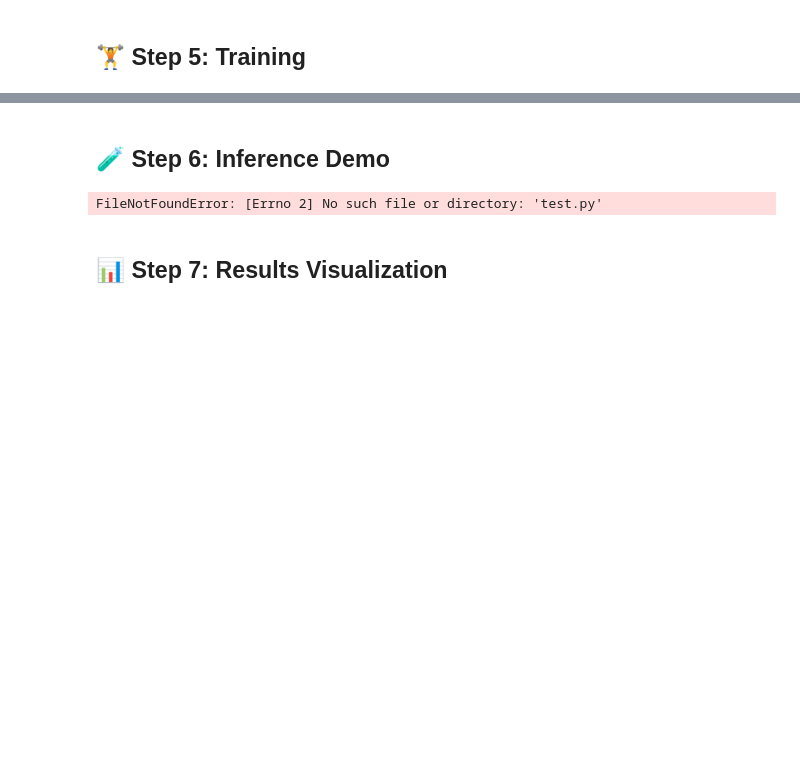
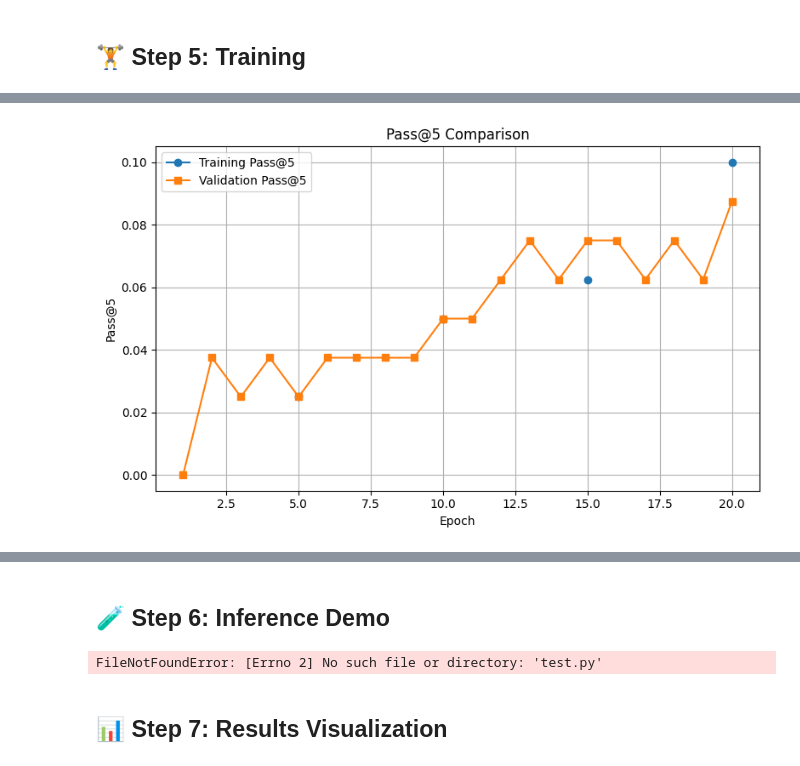
Before and after one commit to Obai-Al-zohili/Obai_repo, a Jupyter notebook: pretrained/CodeT5_Base.ipynb, the cells around one changed output, grey strips where cells are left out. Saved outputs shown, nothing was run; the diff lists cells and outputs as text; code cells hidden in the pictures; blank space fills up the shorter version.

```diff
--- a/pretrained/CodeT5_Base.ipynb
+++ b/pretrained/CodeT5_Base.ipynb
@@ -180,11 +184,8 @@ print(f"   Test: {len(test_data)} examples")
 # %% [markdown]
 ## 🔧 Step 2: Define Classes and Functions
 # %%
-# ================================
-# 🔧 Dataset class with padding fix
-# ================================
 class BugDataset(Dataset):
-    def __init__(self, data, tokenizer, max_input_len=512, max_target_len=512):
+    def __init__(self, data, tokenizer, max_input_len, max_target_len):
         self.data = data
         self.tokenizer = tokenizer
         self.max_input_len = max_input_len
@@ -232,11 +233,11 @@ MODEL_NAME = "Salesforce/codet5-base"
 
 tokenizer = AutoTokenizer.from_pretrained(MODEL_NAME)
 
-MAX_INPUT_LEN = 384   # Reduced from 512 for faster training
-MAX_TARGET_LEN = 384  # Reduced from 512 for faster training
+MAX_INPUT_LEN = 192   # Reduced from 512 for faster training
+MAX_TARGET_LEN = 192  # Reduced from 512 for faster training
 
-BATCH_SIZE = 6                    # Optimized for speed
-GRADIENT_ACCUMULATION_STEPS = 3   # effective batch = 18
+BATCH_SIZE = 8                    # Optimized for speed
+GRADIENT_ACCUMULATION_STEPS = 2   # effective batch = 32
 
 train_dataset = BugDataset(train_data, tokenizer, MAX_INPUT_LEN, MAX_TARGET_LEN)
 val_dataset = BugDataset(val_data, tokenizer, MAX_INPUT_LEN, MAX_TARGET_LEN)
@@ -270,11 +271,11 @@ print("✅ DataLoaders ready (CodeT5-base)")
 # ================================
 # 🔧 Training configuration (OPTIMIZED FOR SPEED)
 # ================================
-NUM_EPOCHS = 5         # Reduced for faster training
+NUM_EPOCHS = 20         # Reduced for faster training
 LEARNING_RATE = 5e-5   # Higher for faster convergence
 GRAD_CLIP = 1.0
 
-EARLY_STOPPING_PATIENCE = 3  # Reduced for faster training
+EARLY_STOPPING_PATIENCE = 2  # Reduced for faster training
 BEST_VAL_LOSS = float("inf")
 PATIENCE_COUNTER = 0
 
@@ -584,3 +733,31 @@ To support symlinks on Windows, you either need to activate Developer Mode or to
+# %%
+import matplotlib.pyplot as plt
+
+PASS_K = 5  # ✅ define explicitly
+
+epochs = []
+train_passk = []
+val_passk = []
+
+for h in training_history:
+    if h["val_pass@5"] is not None:   # ✅ only plot valid epochs
+        epochs.append(h["epoch"])
+        train_passk.append(h["train_pass@5"])
+        val_passk.append(h["val_pass@5"])
+
+plt.figure(figsize=(8, 5))
+plt.plot(epochs, train_passk, marker="o", label="Training Pass@5")
+plt.plot(epochs, val_passk, marker="s", label="Validation Pass@5")
+
+plt.xlabel("Epoch")
+plt.ylabel("Pass@5")
+plt.title("Pass@5 Comparison")
+plt.legend()
+plt.grid(True)
+plt.tight_layout()
+plt.show()
+# %% [output]
+[figure, added]
 # %%
 import matplotlib.pyplot as plt
 import matplotlib.pyplot as plt
```
Also changed, not shown: parts of 15 cells of this notebook, 2 other files.
